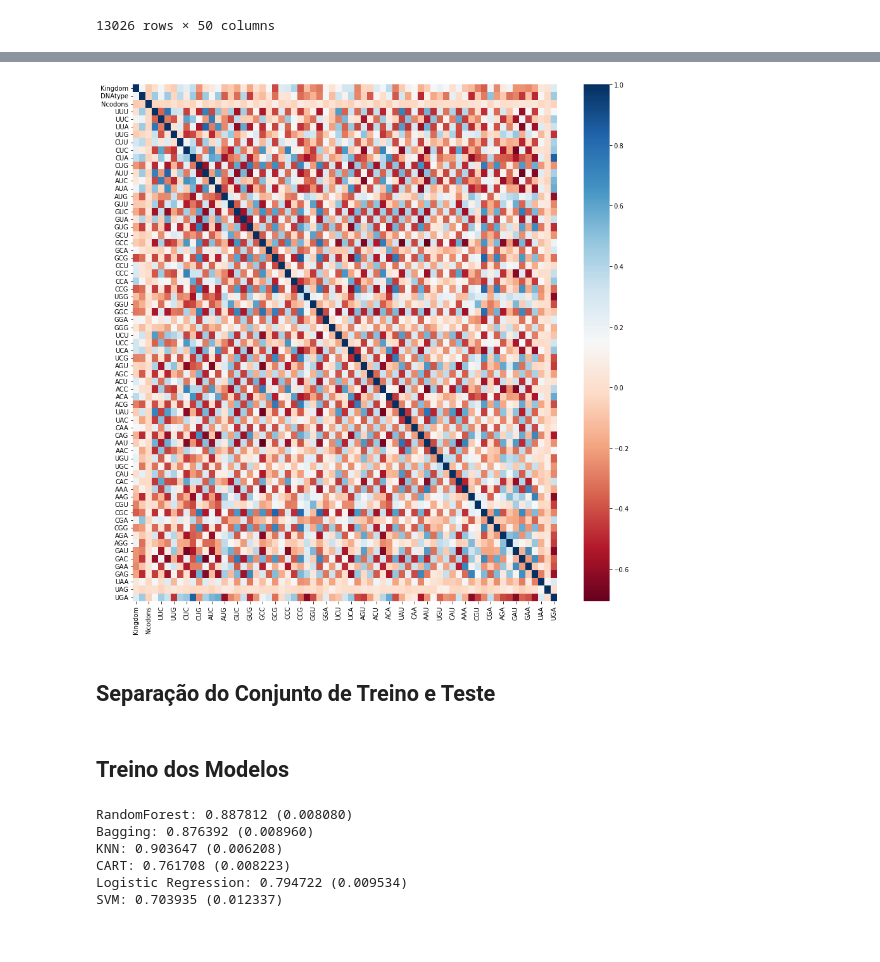
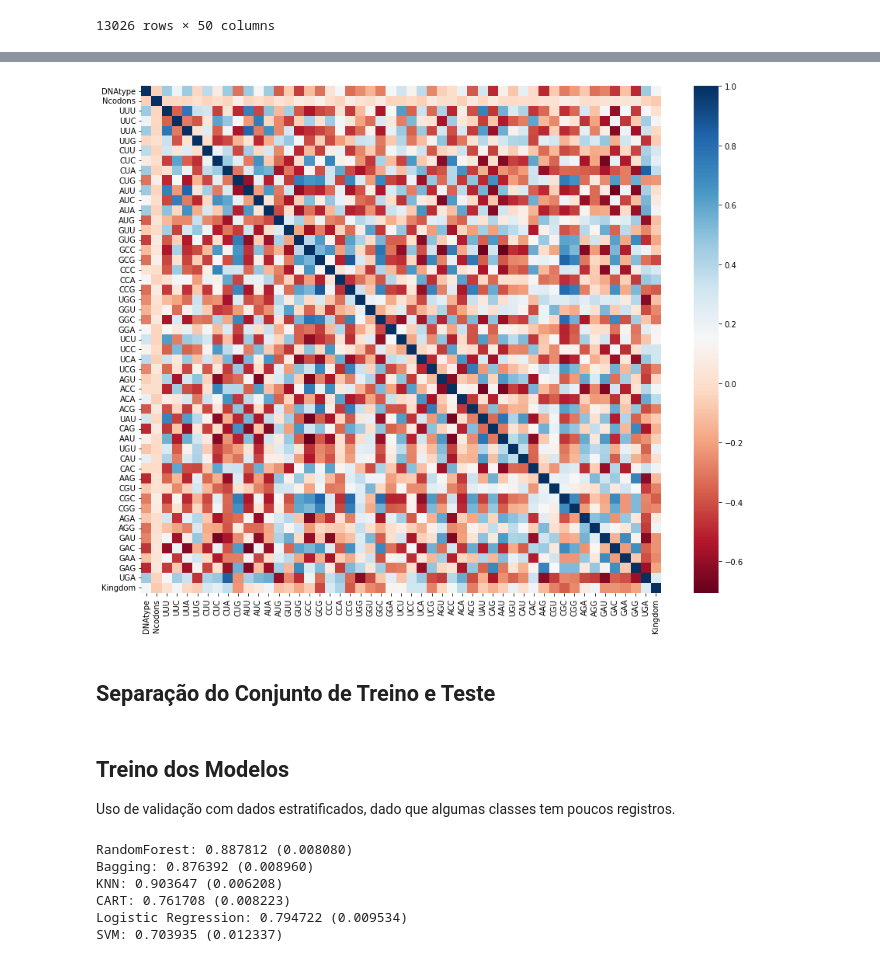
Before and after one commit to JessicaIta/codon-usage-classification, a Jupyter notebook: Codon Usage Classification.ipynb, the cells around one changed output, grey strips where cells are left out. Saved outputs shown, nothing was run; the diff lists cells and outputs as text; code cells hidden in the pictures.

```diff
--- a/Codon Usage Classification.ipynb
+++ b/Codon Usage Classification.ipynb
@@ -342,10 +370,16 @@ plt.show()
 # %%
 # Matriz de Correlação com Matplotlib Seaborn incluindo a classe de predição
-plt.rcParams["figure.figsize"] = (15,15)
+plt.rcParams["figure.figsize"] = (15,12)
 
-sns.heatmap(dataset.corr(), annot=False, cmap='RdBu');
+data_tmp = dataset[['DNAtype', 'Ncodons', 'UUU', 'UUC', 'UUA', 'UUG', 'CUU', 'CUC', 'CUA', 'CUG', 'AUU',
+ 'AUC', 'AUA', 'AUG', 'GUU', 'GUG', 'GCC', 'GCG', 'CCC', 'CCA', 'CCG', 'UGG', 'GGU',
+ 'GGC', 'GGA', 'UCU', 'UCC', 'UCA', 'UCG', 'AGU', 'ACC', 'ACA', 'ACG', 'UAU', 'CAG',
+ 'AAU', 'UGU', 'CAU', 'CAC', 'AAG', 'CGU', 'CGC', 'CGG', 'AGA', 'AGG', 'GAU', 'GAC',
+ 'GAA', 'GAG', 'UGA', 'Kingdom']]
+
+sns.heatmap(data_tmp.corr(), annot=False, cmap='RdBu');
 # %% [output]
-[figure, old version]
+[figure, new version]
 # %% [markdown]
 ## Separação do Conjunto de Treino e Teste
 # %%
@@ -355,6 +389,8 @@ X_train, X_test, y_train, y_test = train_test_split(X, y,
     test_size=test_size, random_state=seed)
 # %% [markdown]
 ## Treino dos Modelos
+
+Uso de validação com dados estratificados, dado que algumas classes tem poucos registros.
 # %%
 
 # definindo a métrica de avaliação dos algoritmos
```
Also changed, not shown: parts of 11 cells of this notebook.
